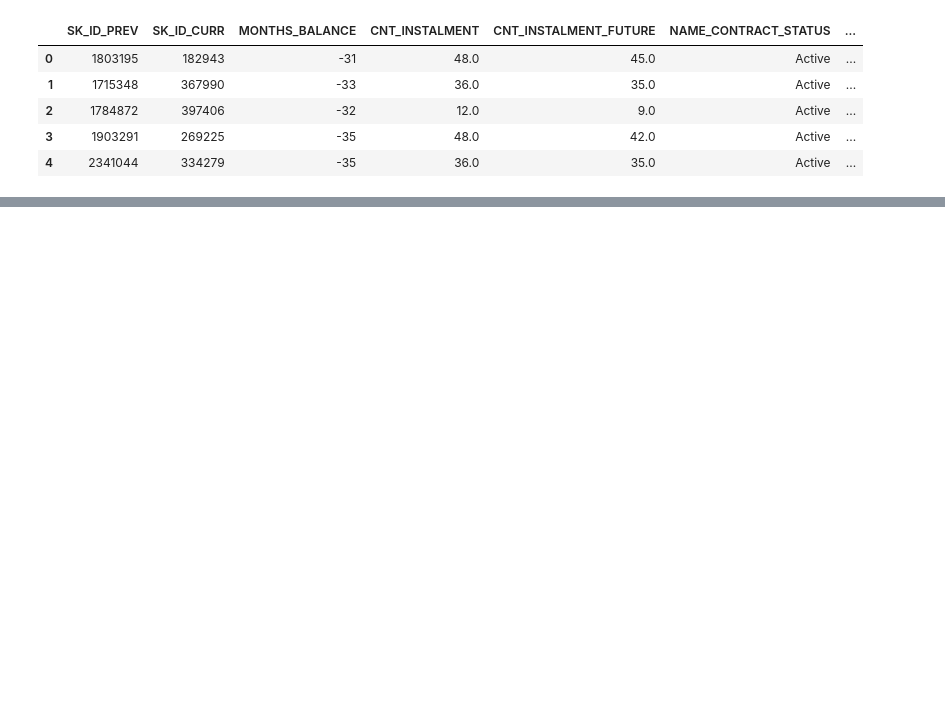
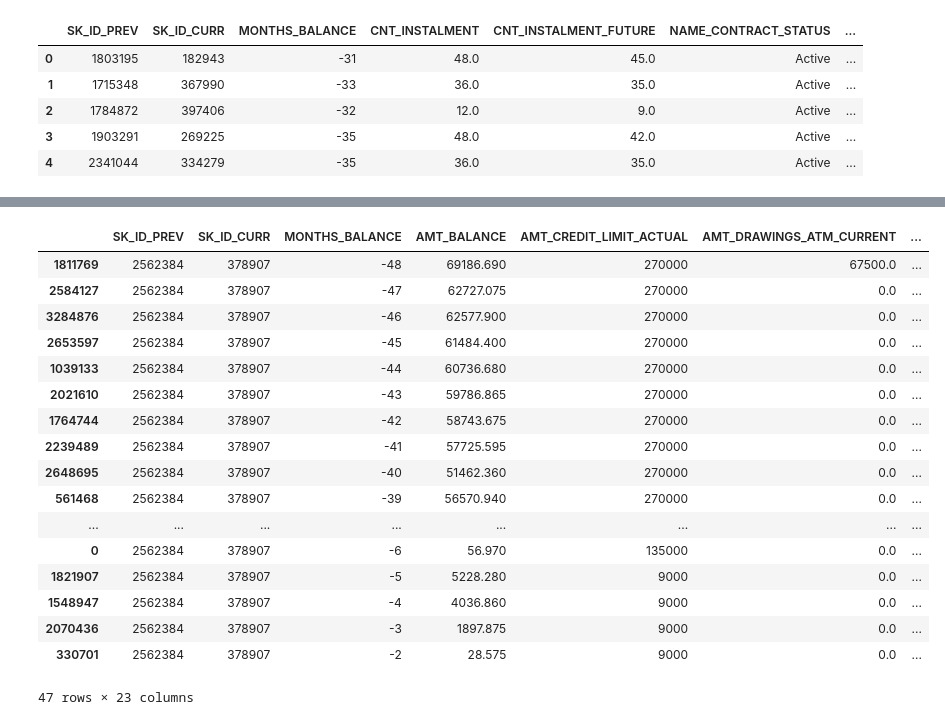
Before and after one commit to kugmax/fastai_learn, a Jupyter notebook: Home Credit Default Risk.ipynb, the cells around one changed output, grey strips where cells are left out. Cells and saved outputs as stored; diff of their text form; code cells hidden in the pictures; blank space fills up the shorter version.

```diff
--- a/Home Credit Default Risk.ipynb
+++ b/Home Credit Default Risk.ipynb
@@ -400,0 +470,21 @@ del tables
+# %%
+cc_balance[cc_balance.SK_ID_PREV == 2562384].sort_values('MONTHS_BALANCE')
+# %% [output]
+|  | SK_ID_PREV | SK_ID_CURR | MONTHS_BALANCE | AMT_BALANCE | AMT_CREDIT_LIMIT_ACTUAL | AMT_DRAWINGS_ATM_CURRENT | ... |
+| 1811769 | 2562384 | 378907 | -48 | 69186.690 | 270000 | 67500.0 | ... |
+| 2584127 | 2562384 | 378907 | -47 | 62727.075 | 270000 | 0.0 | ... |
+| 3284876 | 2562384 | 378907 | -46 | 62577.900 | 270000 | 0.0 | ... |
+| 2653597 | 2562384 | 378907 | -45 | 61484.400 | 270000 | 0.0 | ... |
+| 1039133 | 2562384 | 378907 | -44 | 60736.680 | 270000 | 0.0 | ... |
+| 2021610 | 2562384 | 378907 | -43 | 59786.865 | 270000 | 0.0 | ... |
+| 1764744 | 2562384 | 378907 | -42 | 58743.675 | 270000 | 0.0 | ... |
+| 2239489 | 2562384 | 378907 | -41 | 57725.595 | 270000 | 0.0 | ... |
+| 2648695 | 2562384 | 378907 | -40 | 51462.360 | 270000 | 0.0 | ... |
+| 561468 | 2562384 | 378907 | -39 | 56570.940 | 270000 | 0.0 | ... |
+| ... | ... | ... | ... | ... | ... | ... | ... |
+| 0 | 2562384 | 378907 | -6 | 56.970 | 135000 | 0.0 | ... |
+| 1821907 | 2562384 | 378907 | -5 | 5228.280 | 9000 | 0.0 | ... |
+| 1548947 | 2562384 | 378907 | -4 | 4036.860 | 9000 | 0.0 | ... |
+| 2070436 | 2562384 | 378907 | -3 | 1897.875 | 9000 | 0.0 | ... |
+| 330701 | 2562384 | 378907 | -2 | 28.575 | 9000 | 0.0 | ... |
+47 rows × 23 columns
```
Also changed, not shown: parts of 10 cells of this notebook, 1 other file.
